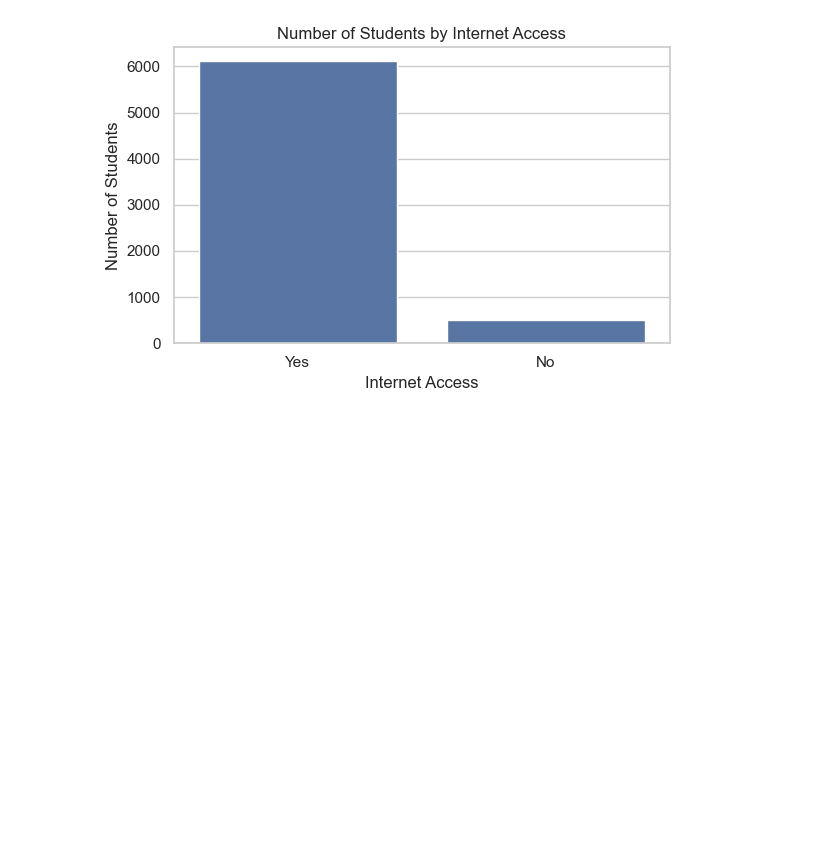
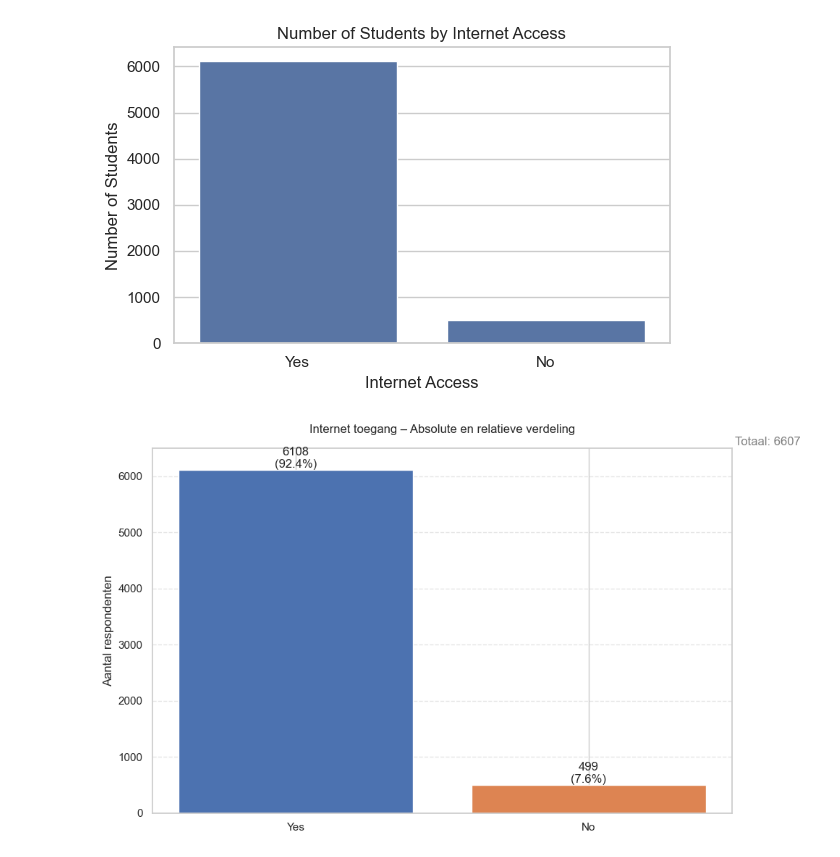
Before and after one commit to EfeKarataz/Information-Visualization-Group-7, a Jupyter notebook: drafts.ipynb, the cells around one changed output. Drawn from its saved outputs; the diff is of its cells as text; code cells hidden in the pictures; blank space fills up the shorter version.

```diff
--- a/drafts.ipynb
+++ b/drafts.ipynb
@@ -86,3 +86,38 @@ plt.tight_layout()
 plt.show()
 # %% [output]
 [figure]
+# %%
+import matplotlib.pyplot as plt
+
+# Waarden tellen
+value_counts = df['Internet_Access'].value_counts()
+categories = value_counts.index.tolist()
+counts = value_counts.values.tolist()
+total = sum(counts)
+colors = ['#4c72b0', '#dd8452']  # optioneel
+
+# Staafdiagram
+plt.figure(figsize=(10, 6))
+bars = plt.bar(categories, counts, color=colors)
+
+# Dual annotation
+for bar in bars:
+    height = bar.get_height()
+    percentage = (height / total) * 100
+    plt.text(bar.get_x() + bar.get_width()/2, height,
+             f'{height}\n({percentage:.1f}%)',
+             ha='center', va='bottom', linespacing=1.2)
+
+plt.title('Internet toegang – Absolute en relatieve verdeling', pad=15)
+plt.ylabel('Aantal respondenten')
+plt.ylim(0, 6500)
+plt.grid(axis='y', linestyle='--', alpha=0.5)
+
+# Referentielijn
+plt.axhline(y=total, color='gray', linestyle=':', alpha=0.5)
+plt.text(1.5, total, f'Totaal: {total}', va='center', ha='left', color='gray')
+
+plt.tight_layout()
+plt.show()
+# %% [output]
+[figure, added]
```
